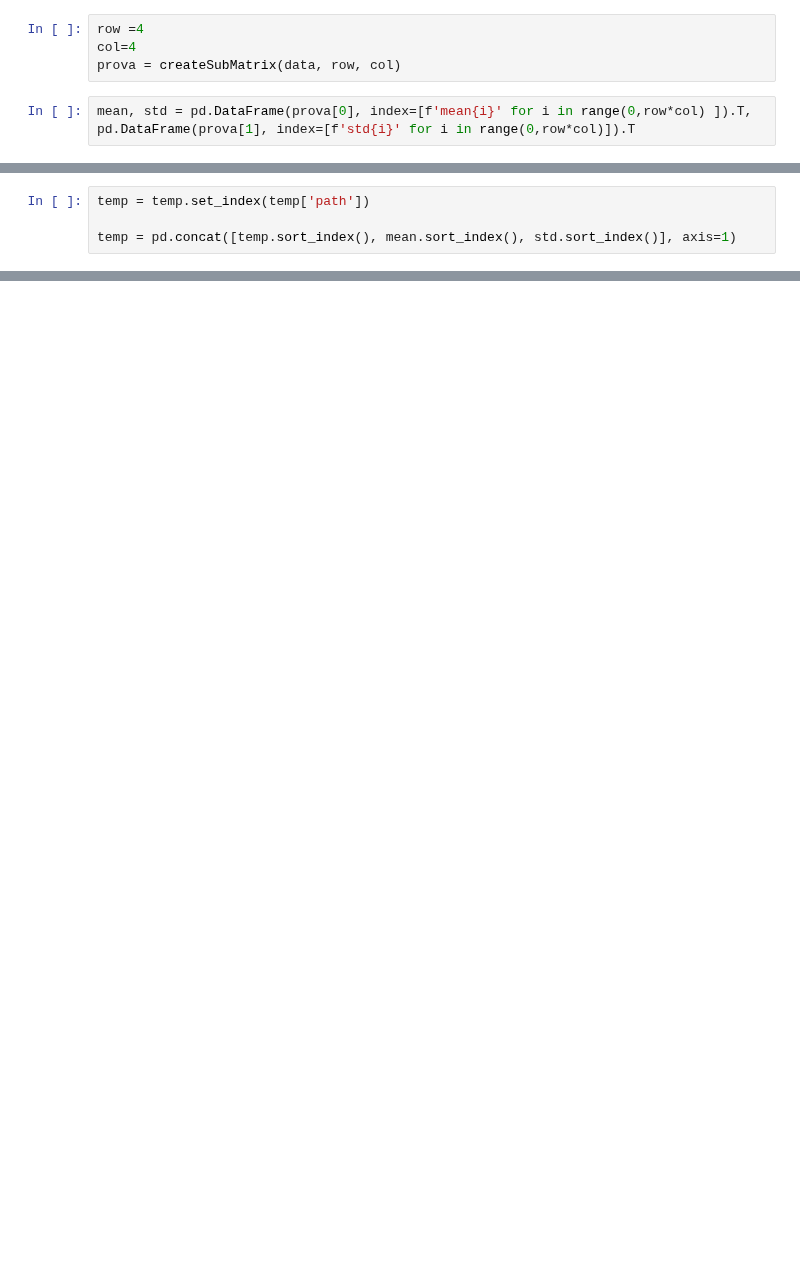
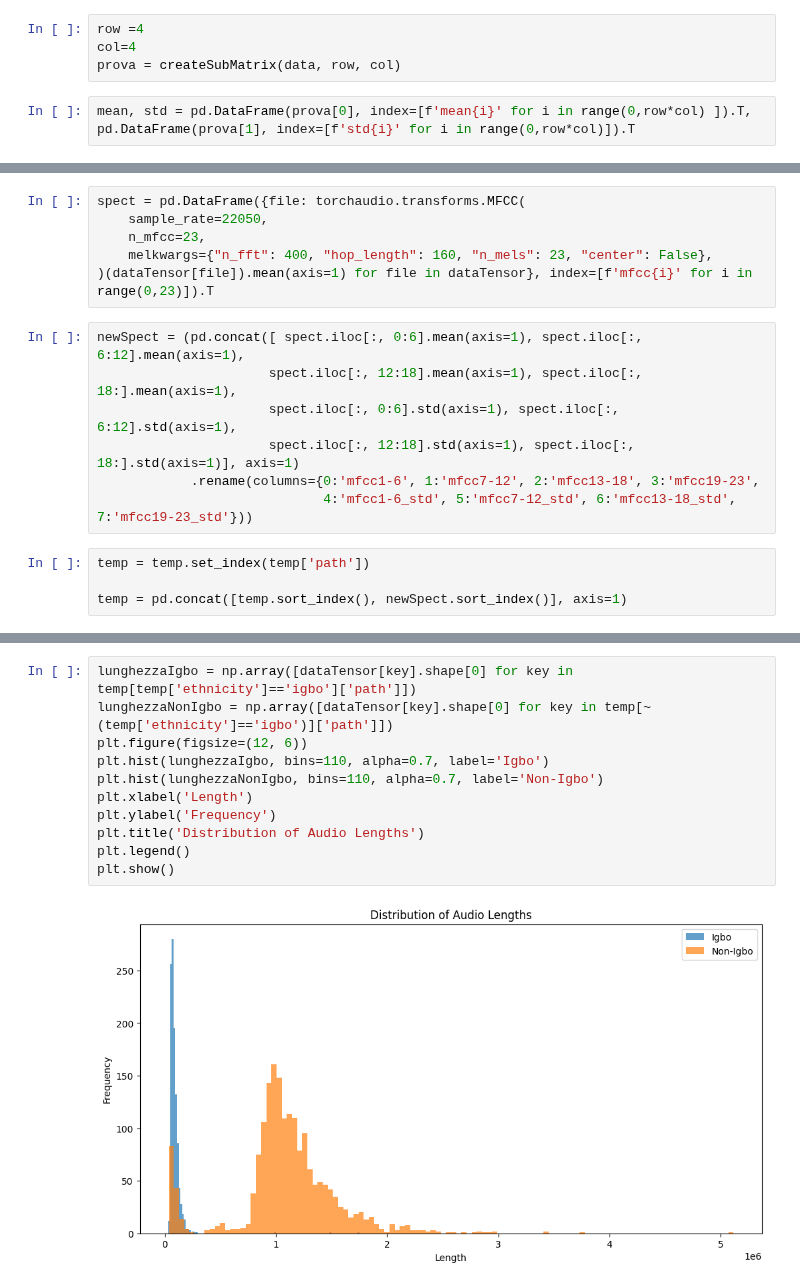
Before and after one commit to Nuzz23/01TWZSM_DataScienceLab, a Jupyter notebook: Assignment/Nunzio/Spectrogram.ipynb, the cells around one changed output, grey strips where cells are left out. Drawn from its saved outputs; the diff is of its cells as text; blank space fills up the shorter version.

```diff
--- a/Assignment/Nunzio/Spectrogram.ipynb
+++ b/Assignment/Nunzio/Spectrogram.ipynb
@@ -106,4 +142,17 @@ temp
+# %%
+spect = pd.DataFrame({file: torchaudio.transforms.MFCC(
+    sample_rate=22050,
+    n_mfcc=23,
+    melkwargs={"n_fft": 400, "hop_length": 160, "n_mels": 23, "center": False},
+)(dataTensor[file]).mean(axis=1) for file in dataTensor}, index=[f'mfcc{i}' for i in range(0,23)]).T
+# %%
+newSpect = (pd.concat([ spect.iloc[:, 0:6].mean(axis=1), spect.iloc[:, 6:12].mean(axis=1),
+                      spect.iloc[:, 12:18].mean(axis=1), spect.iloc[:, 18:].mean(axis=1),
+                      spect.iloc[:, 0:6].std(axis=1), spect.iloc[:, 6:12].std(axis=1),
+                      spect.iloc[:, 12:18].std(axis=1), spect.iloc[:, 18:].std(axis=1)], axis=1)
+            .rename(columns={0:'mfcc1-6', 1:'mfcc7-12', 2:'mfcc13-18', 3:'mfcc19-23',
+                             4:'mfcc1-6_std', 5:'mfcc7-12_std', 6:'mfcc13-18_std', 7:'mfcc19-23_std'}))
 # %%
 temp = temp.set_index(temp['path'])
 
-temp = pd.concat([temp.sort_index(), mean.sort_index(), std.sort_index()], axis=1)
+temp = pd.concat([temp.sort_index(), newSpect.sort_index()], axis=1)
@@ -136,0 +180,13 @@ np.float64(13.372187497443349)
+# %%
+lunghezzaIgbo = np.array([dataTensor[key].shape[0] for key in temp[temp['ethnicity']=='igbo']['path']])
+lunghezzaNonIgbo = np.array([dataTensor[key].shape[0] for key in temp[~(temp['ethnicity']=='igbo')]['path']])
+plt.figure(figsize=(12, 6))
+plt.hist(lunghezzaIgbo, bins=110, alpha=0.7, label='Igbo')
+plt.hist(lunghezzaNonIgbo, bins=110, alpha=0.7, label='Non-Igbo')
+plt.xlabel('Length')
+plt.ylabel('Frequency')
+plt.title('Distribution of Audio Lengths')
+plt.legend()
+plt.show()
+# %% [output]
+[figure, added]
```
Also changed, not shown: parts of 39 cells of this notebook, 2 other files.
